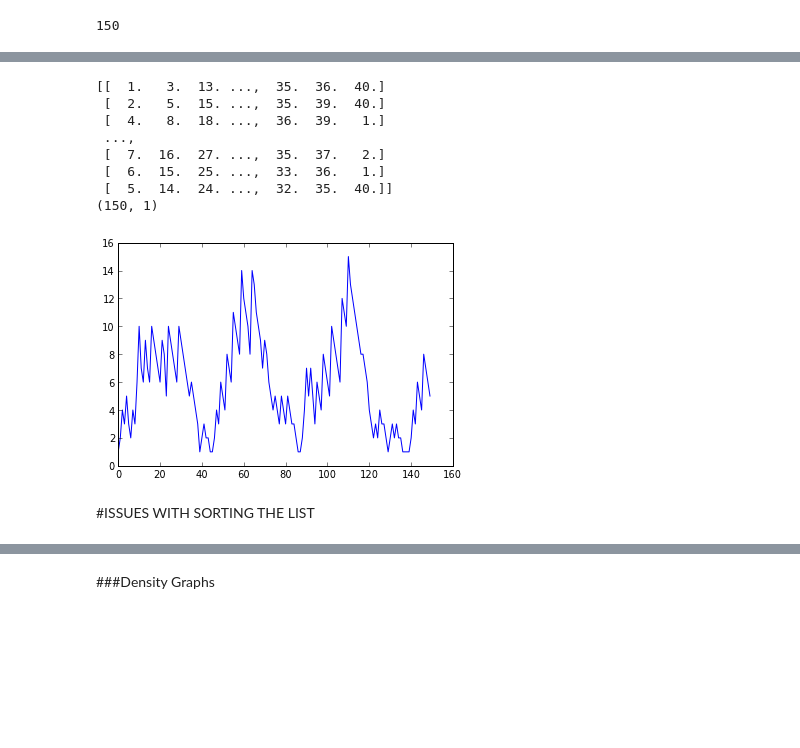
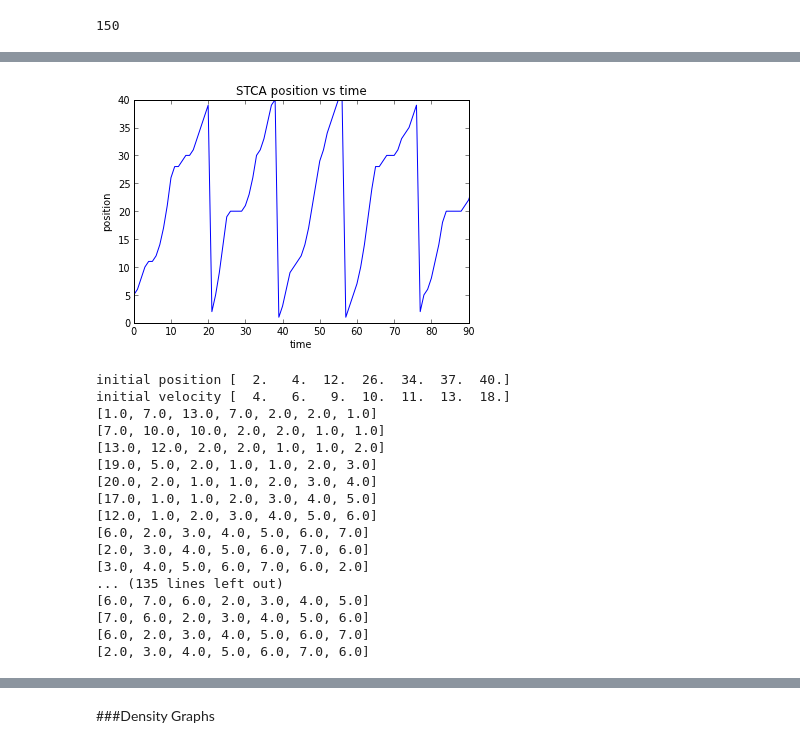
Before and after one commit to ipowellPHYS202/PHYS202-S13, a Jupyter notebook: Project/1DTrafficFlow.ipynb, the cells around one changed output, grey strips where cells are left out. Cells and saved outputs as stored; diff of their text form; code cells hidden in the pictures; blank space fills up the shorter version.

```diff
--- a/Project/1DTrafficFlow.ipynb
+++ b/Project/1DTrafficFlow.ipynb
@@ -621,18 +636,69 @@ show()
 # %%
 #Plotting Car Positions Vs Time
 t__ = arange(shape(PositionsSTCA[:,[1]])[0])
-print PositionsSTCA
+#print PositionsSTCA
 plot(t__,PositionsSTCA[:,[0]])
-print shape(Positions[:,[1]])
+xlabel('time')
+ylabel('position')
+title('STCA position vs time')
+xlim(0,90)
+#print shape(Positions[:,[1]])
+show()
 # %% [output]
-[[  1.   3.  13. ...,  35.  36.  40.]
- [  2.   5.  15. ...,  35.  39.  40.]
- [  4.   8.  18. ...,  36.  39.   1.]
- ...,
- [  7.  16.  27. ...,  35.  37.   2.]
- [  6.  15.  25. ...,  33.  36.   1.]
- [  5.  14.  24. ...,  32.  35.  40.]]
-(150, 1)
-[figure, old version]
+[figure, new version]
-# %% [markdown]
-#ISSUES WITH SORTING THE LIST
+# %%
+iterations=150
+#initial conditions:
+v_max = 20
+num_cars=7
+
+PositionsASEP = zeros(num_cars*iterations).reshape(iterations,num_cars)
+VelocitiesASEP = zeros(num_cars*iterations).reshape(iterations,num_cars)
+DataASEP = PositionsASEP,VelocitiesASEP
+
+
+l__=arange(1,41)
+random.shuffle(l__)
+X__ = sort(l__[:num_cars])
+#==========================
+PositionsASEP[0]=X__
+#==========================
+V__=[]
+for i in range(num_cars):
+    V__.append(random.randint(0,v_max))
+V__ = list(set(V__))
+while len(V__)<num_cars:
+    V__.append(randint(0,v_max))
+    V__ = list(set(V__))
+    if len(V__)==num_cars:
+        break
+V__=array(V__)
+
+#==========================
+VelocitiesASEP[0]=V__
+#==========================
+print "initial position",PositionsASEP[0]
+print "initial velocity",VelocitiesASEP[0]
+#==========================
+
+
+for i in range(0,iterations-1):
+    PositionsASEP[i+1],VelocitiesASEP[i+1]=ASEP(PositionsASEP[i],VelocitiesASEP[i],l__);
+# %% [output]
+initial position [  2.   4.  12.  26.  34.  37.  40.]
+initial velocity [  4.   6.   9.  10.  11.  13.  18.]
+[1.0, 7.0, 13.0, 7.0, 2.0, 2.0, 1.0]
+[7.0, 10.0, 10.0, 2.0, 2.0, 1.0, 1.0]
+[13.0, 12.0, 2.0, 2.0, 1.0, 1.0, 2.0]
+[19.0, 5.0, 2.0, 1.0, 1.0, 2.0, 3.0]
+[20.0, 2.0, 1.0, 1.0, 2.0, 3.0, 4.0]
+[17.0, 1.0, 1.0, 2.0, 3.0, 4.0, 5.0]
+[12.0, 1.0, 2.0, 3.0, 4.0, 5.0, 6.0]
+[6.0, 2.0, 3.0, 4.0, 5.0, 6.0, 7.0]
+[2.0, 3.0, 4.0, 5.0, 6.0, 7.0, 6.0]
+[3.0, 4.0, 5.0, 6.0, 7.0, 6.0, 2.0]
+... (135 lines left out)
+[6.0, 7.0, 6.0, 2.0, 3.0, 4.0, 5.0]
+[7.0, 6.0, 2.0, 3.0, 4.0, 5.0, 6.0]
+[6.0, 2.0, 3.0, 4.0, 5.0, 6.0, 7.0]
+[2.0, 3.0, 4.0, 5.0, 6.0, 7.0, 6.0]
```
Also changed, not shown: parts of 26 cells of this notebook.
